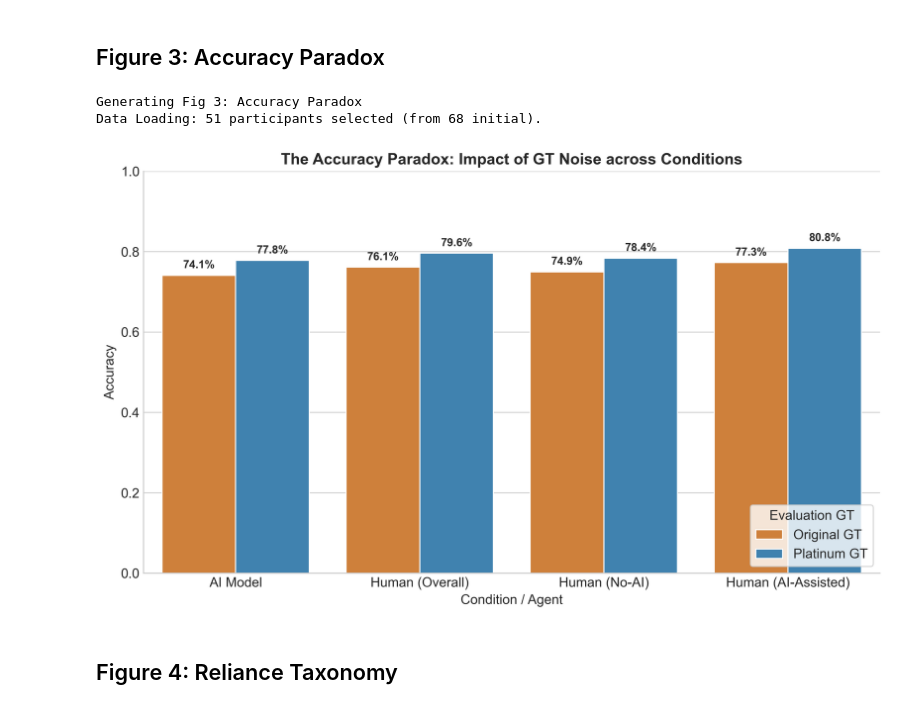
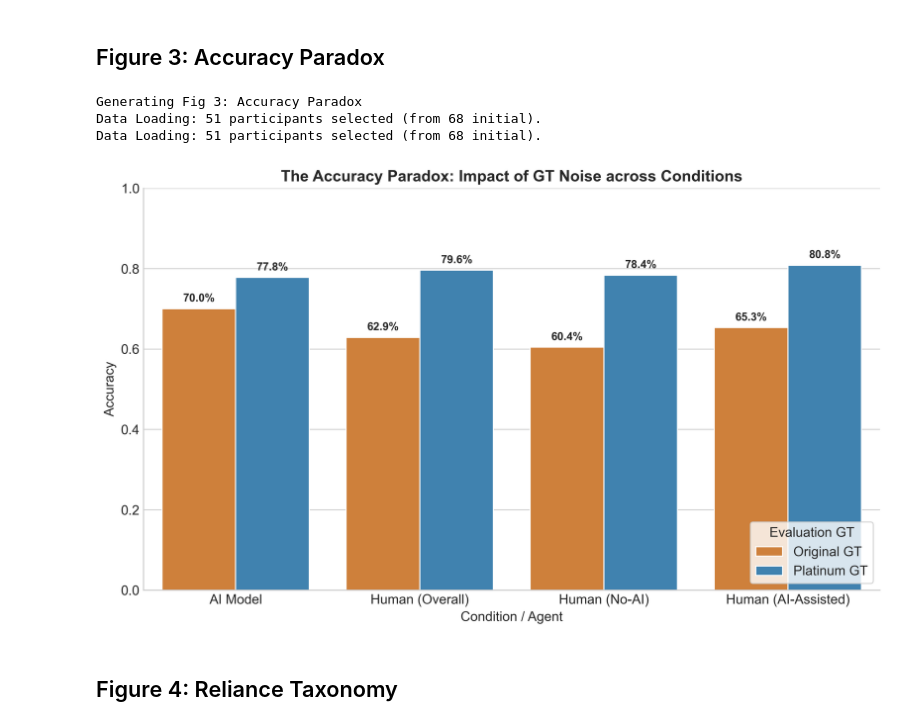
Before and after one commit to Rewoltor/PerCoTate-Analysis, a Jupyter notebook: NB5_figures.ipynb, the cells around one changed output. Drawn from its saved outputs; the diff is of its cells as text; code cells hidden in the pictures.

Commit message:
fixed a figure

```diff
--- a/NB5_figures.ipynb
+++ b/NB5_figures.ipynb
@@ -110,25 +109,27 @@ Generating Fig 2: Label Noise Summary
 # %%
 print("Generating Fig 3: Accuracy Paradox")
 
-# Use df_exclude (Strategy A) as requested
-df_acc = helpers.load_data('exclude', filter_completers=True)
+# Load both datasets: clinical for Original GT (50 images), exclude for Platinum GT (27 images)
+df_clin = helpers.load_data('clinical', filter_completers=True)
+df_exc = helpers.load_data('exclude', filter_completers=True)
 
-# 1. AI Model Accuracy (evaluated on unique images to reflect inherent performance)
-df_unique = df_acc.drop_duplicates('trial_image_name')
-ai_orig = df_unique['ai_correct_original'].mean()
-ai_plat = df_unique['ai_correct_plat'].mean()
+# 1. AI Model Accuracy
+df_clin_unique = df_clin.drop_duplicates('trial_image_name')
+df_exc_unique = df_exc.drop_duplicates('trial_image_name')
+ai_orig = df_clin_unique['ai_correct_original'].mean()
+ai_plat = df_exc_unique['ai_correct_plat'].mean()
 
 # 2. Human (Overall) Accuracy
-h_overall_orig = df_acc['human_correct_original'].mean()
-h_overall_plat = df_acc['human_correct_plat'].mean()
+h_overall_orig = df_clin['human_correct_original'].mean()
+h_overall_plat = df_exc['human_correct_plat'].mean()
 
 # 3. Human (No-AI Condition) Accuracy
-h_noai_orig = df_acc[df_acc['condition'] == 'no_ai']['human_correct_original'].mean()
-h_noai_plat = df_acc[df_acc['condition'] == 'no_ai']['human_correct_plat'].mean()
+h_noai_orig = df_clin[df_clin['condition'] == 'no_ai']['human_correct_original'].mean()
+h_noai_plat = df_exc[df_exc['condition'] == 'no_ai']['human_correct_plat'].mean()
 
 # 4. Human (AI-Assisted Condition) Accuracy
-h_ai_orig = df_acc[df_acc['condition'] == 'ai']['human_correct_original'].mean()
-h_ai_plat = df_acc[df_acc['condition'] == 'ai']['human_correct_plat'].mean()
+h_ai_orig = df_clin[df_clin['condition'] == 'ai']['human_correct_original'].mean()
+h_ai_plat = df_exc[df_exc['condition'] == 'ai']['human_correct_plat'].mean()
 
 # Construct plotting dataframe
 plot_data = pd.DataFrame([
@@ -144,34 +145,35 @@ plot_data = pd.DataFrame([
 
 # Plotting
 plt.figure(figsize=(10, 6))
 sns.set_style("whitegrid")
 ax = sns.barplot(data=plot_data, x='Agent', y='Accuracy', hue='Ground Truth', palette=['#E67E22', '#2E86C1'])
 
 # Aesthetics and Labeling
 ax.set_ylim(0, 1.0)
 ax.set_ylabel('Accuracy', fontsize=12)
 ax.set_xlabel('Condition / Agent', fontsize=12)
 ax.set_title('The Accuracy Paradox: Impact of GT Noise across Conditions', fontsize=14, fontweight='bold')
 ax.legend(title='Evaluation GT', loc='lower right', frameon=True)
 
 # Add value labels on top of bars
 for p in ax.patches:
     if p.get_height() > 0:
         ax.annotate(f'{p.get_height():.1%}',
                     (p.get_x() + p.get_width() / 2., p.get_height()),
                     ha='center', va='center',
                     xytext=(0, 9),
                     textcoords='offset points',
                     fontsize=10, fontweight='bold')
 
 sns.despine()
 plt.tight_layout()
 save_fig(plt.gcf(), 'Fig4_Accuracy_Paradox')
 plt.show()
 # %% [output]
 Generating Fig 3: Accuracy Paradox
 Data Loading: 51 participants selected (from 68 initial).
+Data Loading: 51 participants selected (from 68 initial).
-[figure, old version]
+[figure, new version]
 # %% [markdown]
 ## Figure 4: Reliance Taxonomy
 # %%
```
Also changed, not shown: parts of 3 cells of this notebook, 31 other files.
